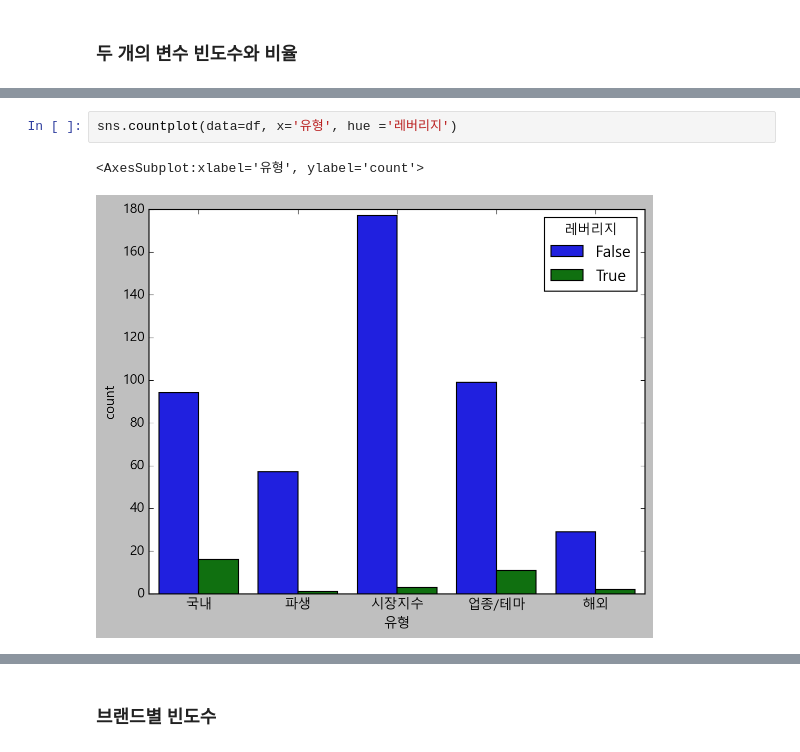
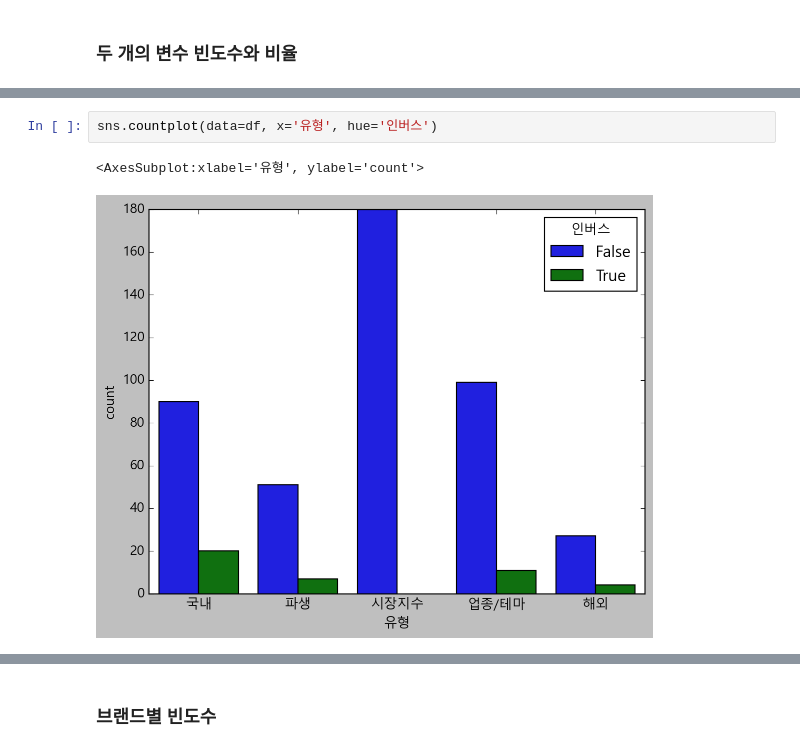
Before and after one commit to genie-lee-beep/Jieun-Lee, a Jupyter notebook: Likelion_bootcamp/박조은 강사님/코드라이언_7-2. ETF 분석과 시각화_210729.ipynb, the cells around one changed output, grey strips where cells are left out. Drawn from its saved outputs; the diff is of its cells as text.

```diff
--- a/Likelion_bootcamp/박조은 강사님/코드라이언_7-2. ETF 분석과 시각화_210729.ipynb
+++ b/Likelion_bootcamp/박조은 강사님/코드라이언_7-2. ETF 분석과 시각화_210729.ipynb
@@ -238,5 +256,5 @@ KeyError: 'Market'
 # %%
-sns.countplot(data=df, x='유형', hue ='레버리지')
+sns.countplot(data=df, x='유형', hue='인버스')
 # %% [output]
 <AxesSubplot:xlabel='유형', ylabel='count'>
-[figure, old version]
+[figure, new version]
```
Also changed, not shown: parts of 26 cells of this notebook.
